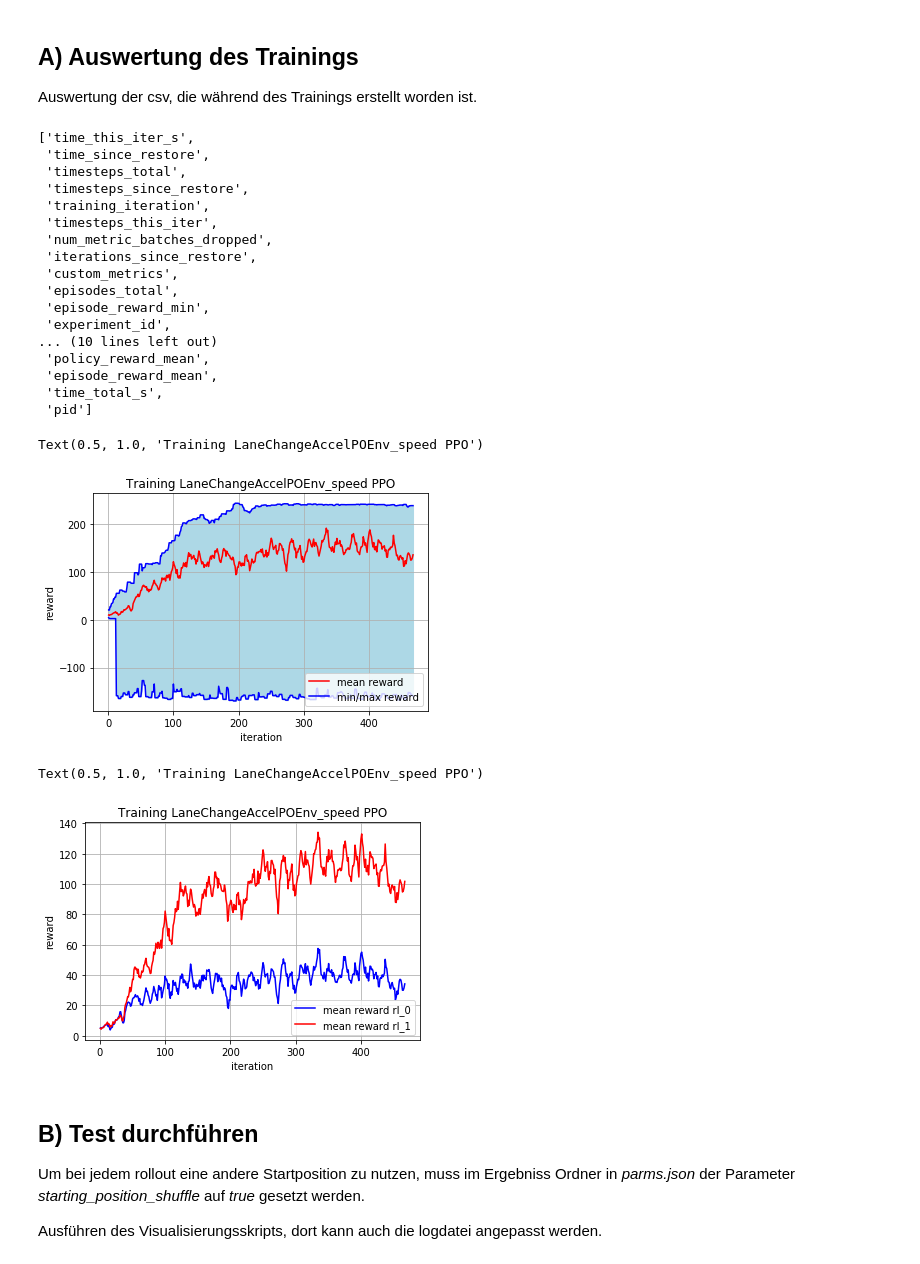
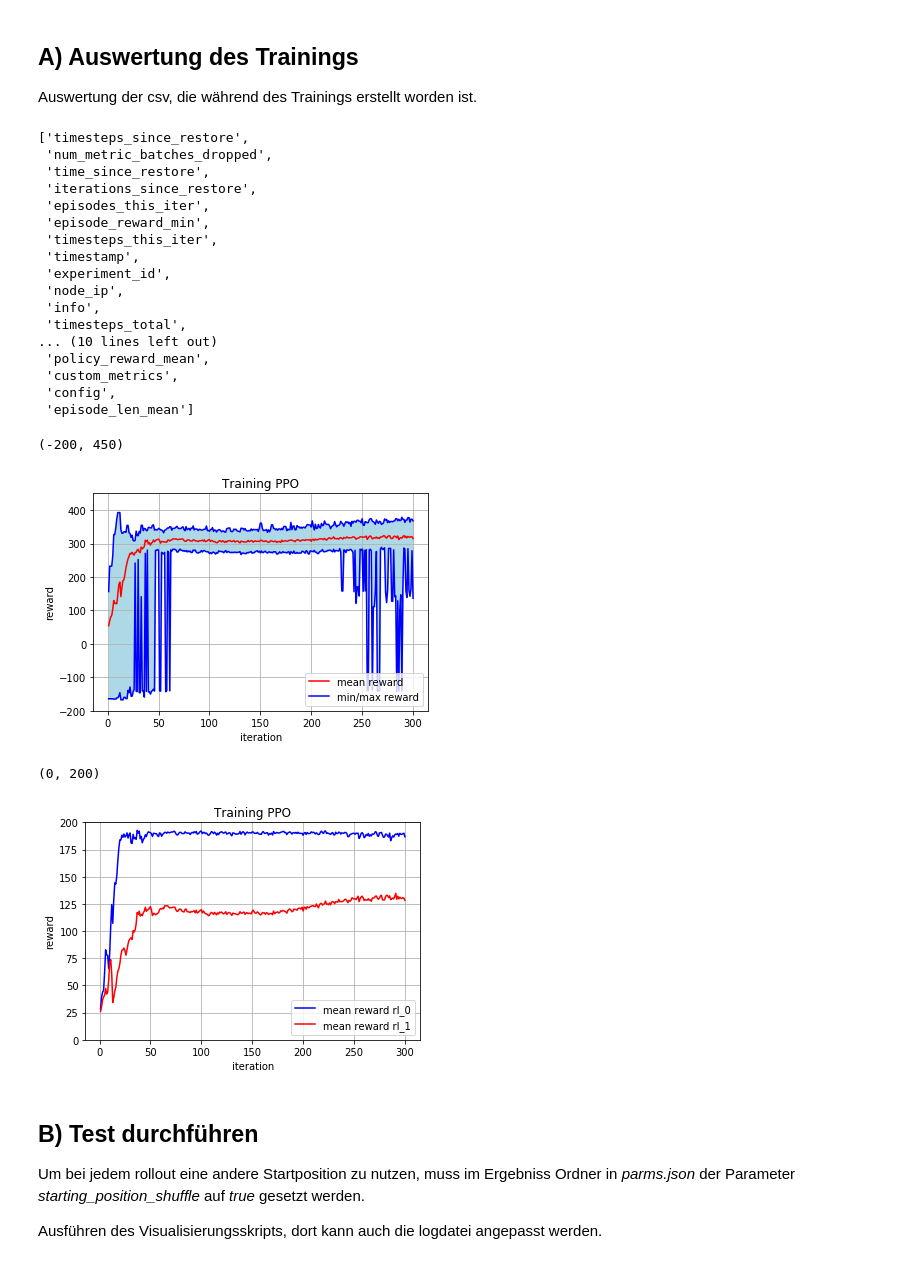
Before and after one commit to MouvementMondial/flow, a Jupyter notebook: Diplomarbeit/Auswertung_I3W_MultiAgent.ipynb, the cells around one changed output. Drawn from its saved outputs; the diff is of its cells as text; code cells hidden in the pictures.

Commit message:
reward & onePolicy

```diff
--- a/Diplomarbeit/Auswertung_I3W_MultiAgent.ipynb
+++ b/Diplomarbeit/Auswertung_I3W_MultiAgent.ipynb
@@ -4,7 +4,7 @@
 Die Ergebnisse des Trainings wurden hier abgelegt:
 # %%
 path_ray_results = "/home/thorsten/ray_results/IntersectionExample/"
-folder_results = "PPO_MultiAgentIntersectionEnv-v0_0_2019-03-11_15-39-58ssrs95mm"
+folder_results = "/Reproduzierbarkeitstest_2/PPO_MultiAgentIntersectionEnv-v0_0_2019-03-13_04-38-5556_jtq95"
 # %% [markdown]
 ## A) Auswertung des Trainings
 Auswertung der csv, die während des Trainings erstellt worden ist.
@@ -26,53 +26,55 @@ import json
 data = pd.read_csv(filename_trainingprogress,sep=',',header=0)
 list(data)
 # %% [output]
-['time_this_iter_s',
+['timesteps_since_restore',
+ 'num_metric_batches_dropped',
  'time_since_restore',
+ 'iterations_since_restore',
+ 'episodes_this_iter',
+ 'episode_reward_min',
+ 'timesteps_this_iter',
+ 'timestamp',
+ 'experiment_id',
+ 'node_ip',
+ 'info',
  'timesteps_total',
- 'timesteps_since_restore',
- 'training_iteration',
- 'timesteps_this_iter',
- 'num_metric_batches_dropped',
- 'iterations_since_restore',
- 'custom_metrics',
- 'episodes_total',
- 'episode_reward_min',
- 'experiment_id',
 ... (10 lines left out)
  'policy_reward_mean',
- 'episode_reward_mean',
- 'time_total_s',
- 'pid']
+ 'custom_metrics',
+ 'config',
+ 'episode_len_mean']
 # %%
 episode_reward_min = data[['episode_reward_min']].values
 episode_reward_mean = data[['episode_reward_mean']].values
 episode_reward_max = data[['episode_reward_max']].values
 
 episodes_total = data[['episodes_total']].values/episodes_per_iteration
+training_iteration = data[['training_iteration']].values
 
-plt.plot(episodes_total,
+plt.plot(training_iteration,
          episode_reward_min,
          c='b')
-plt.plot(episodes_total,
+plt.plot(training_iteration,
          episode_reward_mean,
          c='r',
          label='mean reward')
-plt.plot(episodes_total,
+plt.plot(training_iteration,
          episode_reward_max,
          c='b',
          label='min/max reward')
-plt.fill_between(np.squeeze(episodes_total),
+plt.fill_between(np.squeeze(training_iteration),
                  np.squeeze(episode_reward_min),
                  np.squeeze(episode_reward_max),
                  color='lightblue')
 plt.legend(loc='lower right')
 plt.xlabel('iteration')
 plt.ylabel('reward')
 plt.grid()
-plt.title('Training LaneChangeAccelPOEnv_speed PPO')
+plt.title('Training PPO')
+plt.ylim(-200,450)
 # %% [output]
-Text(0.5, 1.0, 'Training LaneChangeAccelPOEnv_speed PPO')
+(-200, 450)
-[figure, old version]
+[figure, new version]
 # %%
 policy_reward_mean = data[['policy_reward_mean']].values
 
@@ -91,11 +93,11 @@ for prm in prm_list:
 
 episodes_total = data[['episodes_total']].values/episodes_per_iteration
 
-plt.plot(episodes_total,
+plt.plot(training_iteration,
          rl_0_prm,
          c='b',
          label='mean reward rl_0')
-plt.plot(episodes_total,
+plt.plot(training_iteration,
          rl_1_prm,
          c='r',
          label='mean reward rl_1')
@@ -104,10 +106,11 @@ plt.legend(loc='lower right')
 plt.xlabel('iteration')
 plt.ylabel('reward')
 plt.grid()
-plt.title('Training LaneChangeAccelPOEnv_speed PPO')
+plt.title('Training PPO')
+plt.ylim(0,200)
 # %% [output]
-Text(0.5, 1.0, 'Training LaneChangeAccelPOEnv_speed PPO')
+(0, 200)
-[figure, old version]
+[figure, new version]
 # %% [markdown]
 ## B) Test durchführen
 
```
Also changed, not shown: parts of 8 cells of this notebook, 7 other files.
